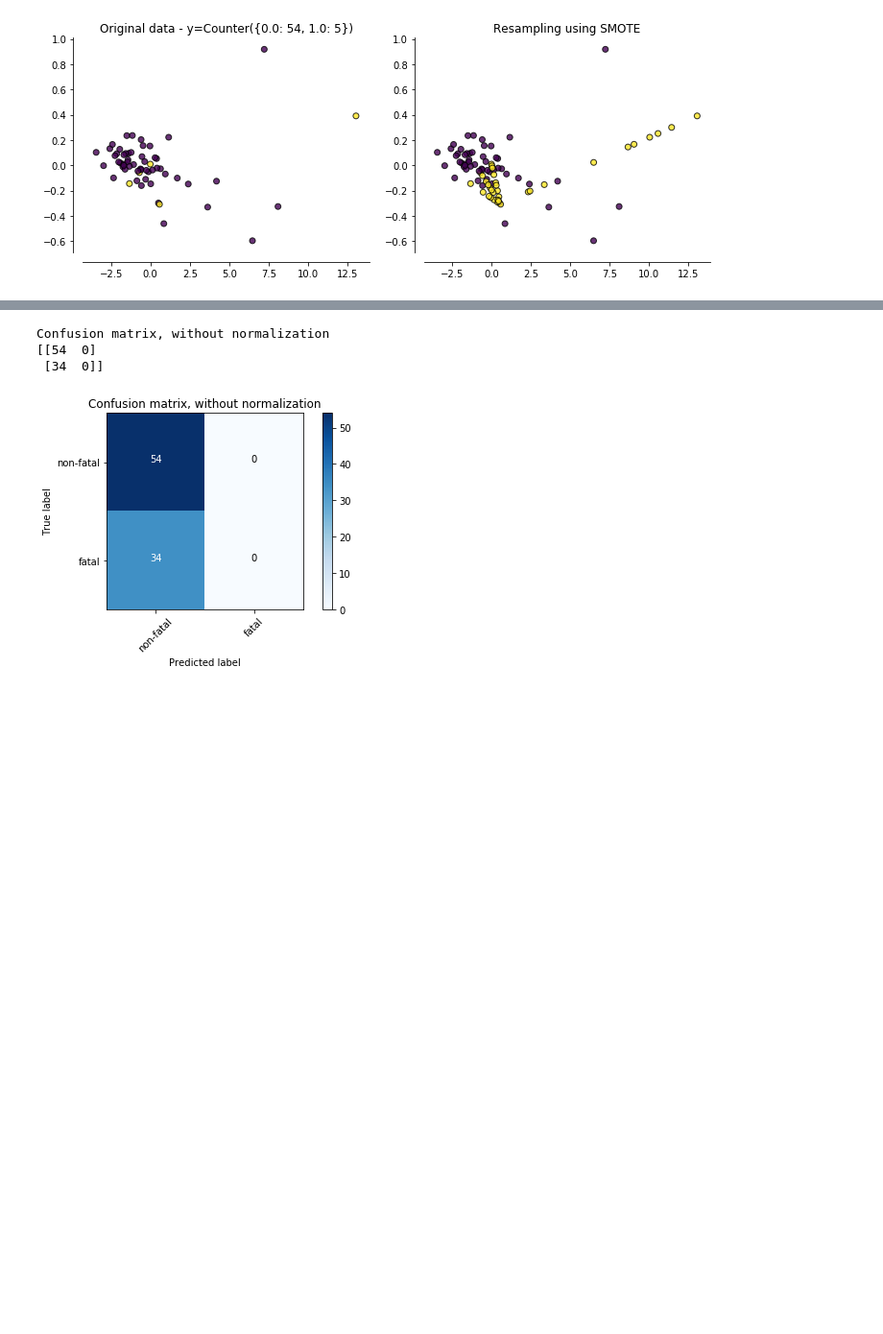
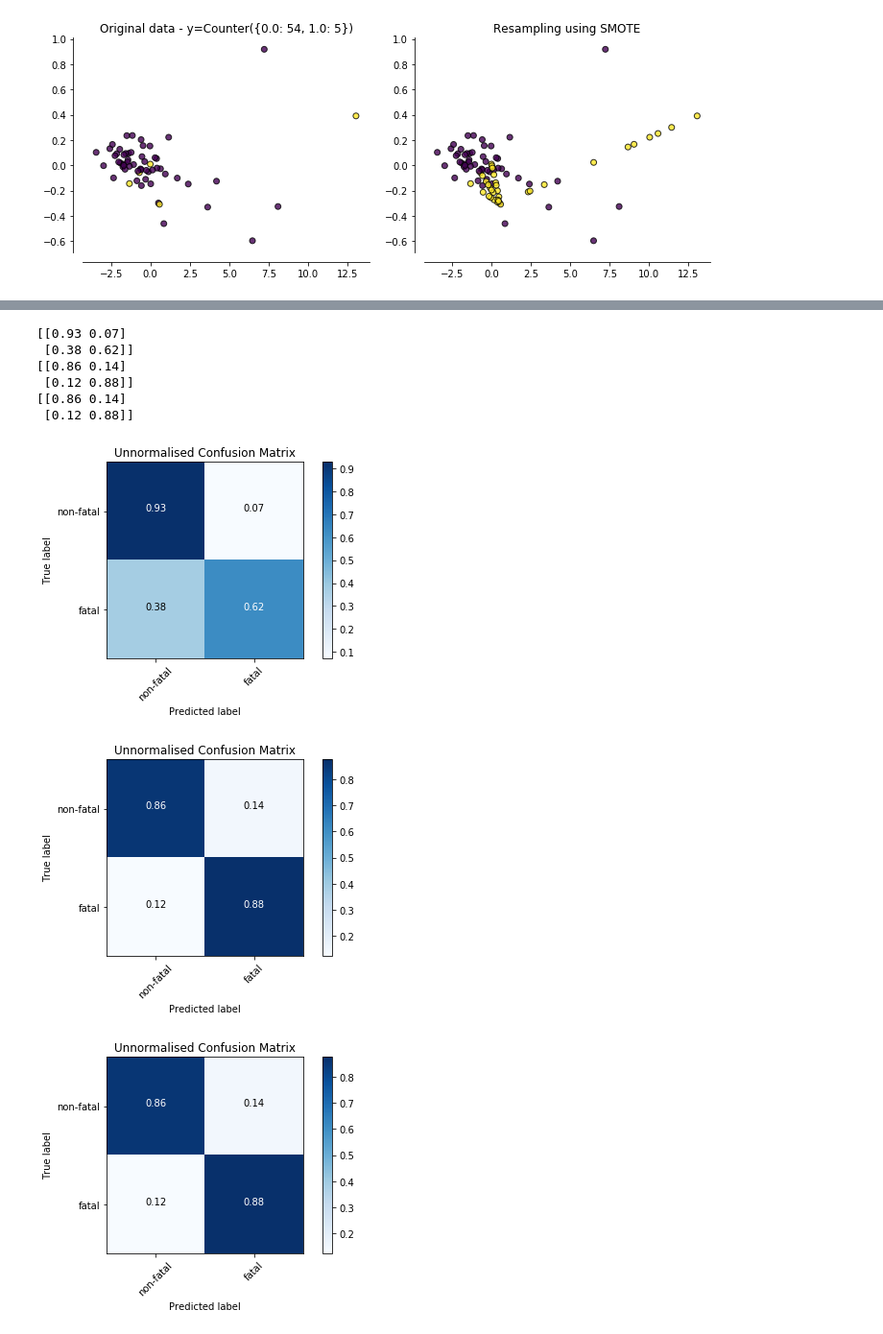
Before and after one commit to danielsoutar/CS4098, a Jupyter notebook: Notebook.ipynb, the cells around one changed output, grey strips where cells are left out. Shown at 96% size. Saved outputs shown, nothing was run; the diff lists cells and outputs as text; code cells hidden in the pictures; blank space fills up the shorter version.

Commit message:
added environment.yml file for dependencies, updated Notebook with confusion matrices

```diff
--- a/Notebook.ipynb
+++ b/Notebook.ipynb
@@ -412,3 +402,0 @@ X.shape, y.shape
-# %%
-clf = LinearSVC()
-clf.fit(X, y)
@@ -655,7 +591,7 @@ predicted = cross_val_predict(clf, X_res, y_res, cv=10)
-# %%
-clf.fit(X_res, y_res).predict(y_res)
 # %%
 from sklearn.metrics import confusion_matrix
+
+X_train, X_test, y_train, y_test = train_test_split(X_res, y_res, random_state=0)
 
 def plot_confusion_matrix(cm, classes,
                           normalize=False,
@@ -667,9 +603,6 @@ def plot_confusion_matrix(cm, classes,
     """
     if normalize:
         cm = cm.astype('float') / cm.sum(axis=1)[:, np.newaxis]
-        print("Normalized confusion matrix")
-    else:
-        print('Confusion matrix, without normalization')
 
     print(cm)
 
@@ -690,17 +623,47 @@ def plot_confusion_matrix(cm, classes,
     plt.tight_layout()
     plt.ylabel('True label')
     plt.xlabel('Predicted label')
-
-class_names = np.array(['non-fatal', 'fatal'])
-
-cnf_matrix = confusion_matrix(y_res, predicted)
-np.set_printoptions(precision=2)
-
-plt.figure()
-plot_confusion_matrix(cnf_matrix, classes=class_names,
-                      title='Confusion matrix, without normalization')
-# %% [output]
-Confusion matrix, without normalization
-[[54  0]
- [34  0]]
-[figure, removed]
+# %%
+class_names = ['non-fatal', 'fatal']
+
+clf = svm.SVC(kernel='poly', C=1000)
+y_pred = clf.fit(X_train, y_train).predict(X_test)
+
+cnf_matrix = confusion_matrix(y_test, y_pred)
+np.set_printoptions(precision=2)
+
+plt.figure()
+plot_confusion_matrix(cnf_matrix, classes=class_names,
+                      title='Unnormalised Confusion Matrix', normalize=True)
+
+priors = np.array([0.39, 0.61])
+
+clf = GaussianNB(priors)
+y_pred = clf.fit(X_train, y_train).predict(X_test)
+
+cnf_matrix = confusion_matrix(y_test, y_pred)
+np.set_printoptions(precision=2)
+
+plt.figure()
+plot_confusion_matrix(cnf_matrix, classes=class_names,
+                      title='Unnormalised Confusion Matrix', normalize=True)
+
+clf = DecisionTreeClassifier(random_state=0)
+y_pred = clf.fit(X_train, y_train).predict(X_test)
+
+cnf_matrix = confusion_matrix(y_test, y_pred)
+np.set_printoptions(precision=2)
+
+plt.figure()
+plot_confusion_matrix(cnf_matrix, classes=class_names,
+                      title='Unnormalised Confusion Matrix', normalize=True)
+# %% [output]
+[[0.93 0.07]
+ [0.38 0.62]]
+[[0.86 0.14]
+ [0.12 0.88]]
+[[0.86 0.14]
+ [0.12 0.88]]
+[figure, added]
+[figure, added]
+[figure, added]
```
Also changed, not shown: parts of 23 cells of this notebook, 1 other file.
